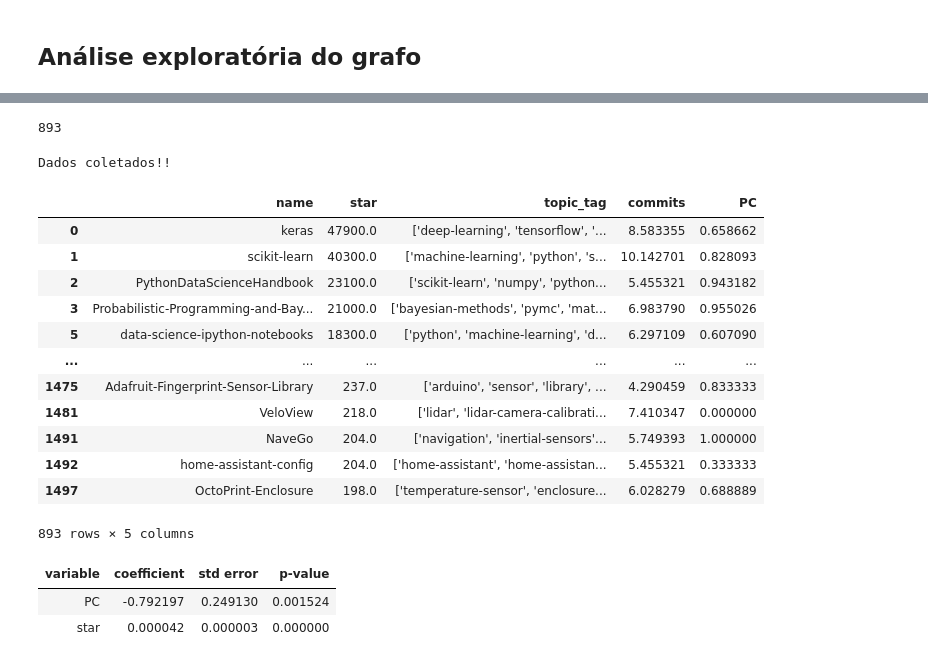
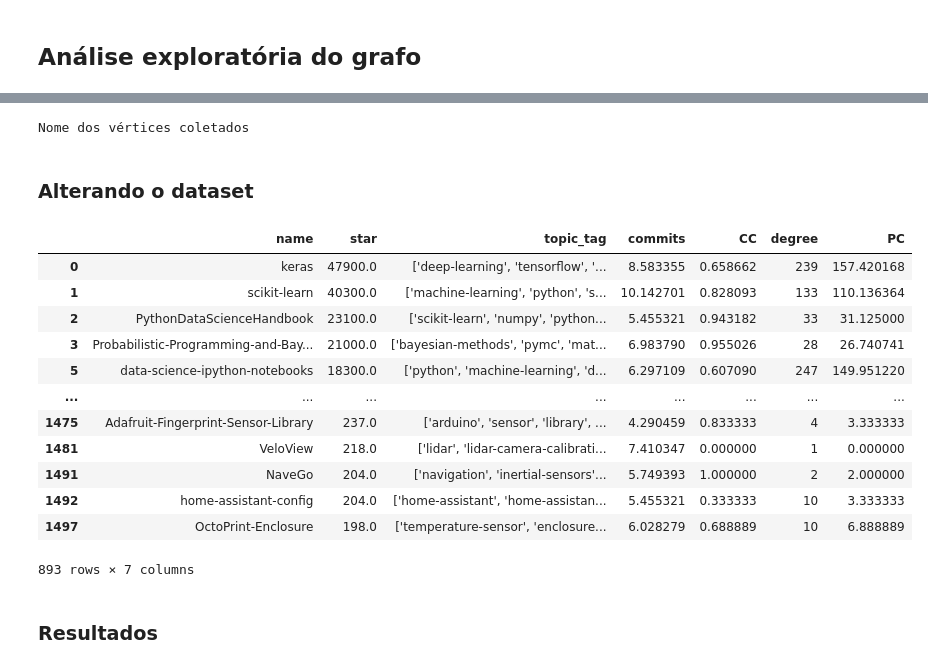
Before and after one commit to Pedro2712/aps1-wikis, a Jupyter notebook: notebooks/projeto/AnaliseDoGrafo.ipynb, the cells around one changed output, grey strips where cells are left out. Cells and saved outputs as stored; diff of their text form; code cells hidden in the pictures.

```diff
--- a/notebooks/projeto/AnaliseDoGrafo.ipynb
+++ b/notebooks/projeto/AnaliseDoGrafo.ipynb
@@ -156,13 +135,8 @@ for value in lc:
-# %%
-len(clustering)
-# %% [output]
-893
 # %%
-import gzip
-import json
+# Coletando o nome dos vértices do grafo
 
 nome_arquivo_comprimido = 'git_hub_sfdp.net.gz'
-nome_arquivo_descompactado = []
+nome_arquivo_descompactado = [] # Lista dos nomes dos vértices do grafo
 
 try:
     with gzip.open(nome_arquivo_comprimido, 'r') as arquivo_comprimido:
@@ -171,41 +145,43 @@ try:
             objeto = json.loads(linha.decode('utf-8'))
             nome_arquivo_descompactado.append(objeto['props']['_id'])
 except:
-    print("Dados coletados!!")
+    print("Nome dos vértices coletados")
 # %% [output]
-Dados coletados!!
+Nome dos vértices coletados
+# %% [markdown]
+### Alterando o dataset
 # %%
-# Dataset original
-data_refatorado = pd.read_csv('Github_data_refatorado.csv')
+# Filtrando o dataset para somente as os vértices do grafo
+data_grafo = data_grafo.loc[data_grafo['name'].isin(nome_arquivo_descompactado)]
 
-# Dataset refatorado
-data_grafo = data_refatorado.copy()
-data_grafo = data_refatorado.loc[:, ['name', 'star', 'topic_tag', 'commits']]
+# Colocando log nos commits
+data_grafo['commits'] = np.log(data_grafo['commits'])
 
+# Adicionando clustering coefficient (CC) na tabela
+data_grafo['CC'] = clustering
 
-# Filtrar as linhas
-data_grafo = data_grafo.loc[data_grafo['name'].isin(nome_arquivo_descompactado)]
-data_grafo['commits'] = np.log(data_grafo['commits'])
-data_grafo['PC'] = clustering
-data_grafo
+# Adicionando degrees na tabela
+data_grafo['degree'] = degrees
+
+# Adicionando pertencimento a comunidade (PC) na tabela
+data_grafo['PC'] = data_grafo['degree'] * data_grafo['CC']
-# %% [output]
-|  | name | star | topic_tag | commits | PC |
-| 0 | keras | 47900.0 | ['deep-learning', 'tensorflow', '... | 8.583355 | 0.658662 |
-| 1 | scikit-learn | 40300.0 | ['machine-learning', 'python', 's... | 10.142701 | 0.828093 |
-| 2 | PythonDataScienceHandbook | 23100.0 | ['scikit-learn', 'numpy', 'python... | 5.455321 | 0.943182 |
-| 3 | Probabilistic-Programming-and-Bay... | 21000.0 | ['bayesian-methods', 'pymc', 'mat... | 6.983790 | 0.955026 |
-| 5 | data-science-ipython-notebooks | 18300.0 | ['python', 'machine-learning', 'd... | 6.297109 | 0.607090 |
-| ... | ... | ... | ... | ... | ... |
-| 1475 | Adafruit-Fingerprint-Sensor-Library | 237.0 | ['arduino', 'sensor', 'library', ... | 4.290459 | 0.833333 |
-| 1481 | VeloView | 218.0 | ['lidar', 'lidar-camera-calibrati... | 7.410347 | 0.000000 |
-| 1491 | NaveGo | 204.0 | ['navigation', 'inertial-sensors'... | 5.749393 | 1.000000 |
-| 1492 | home-assistant-config | 204.0 | ['home-assistant', 'home-assistan... | 5.455321 | 0.333333 |
-| 1497 | OctoPrint-Enclosure | 198.0 | ['temperature-sensor', 'enclosure... | 6.028279 | 0.688889 |
-893 rows × 5 columns
+# %%
+data_grafo.loc[:, ['name', 'star', 'topic_tag', 'commits', 'CC', 'degree', 'PC']]
+# %% [output]
+|  | name | star | topic_tag | commits | CC | degree | PC |
+| 0 | keras | 47900.0 | ['deep-learning', 'tensorflow', '... | 8.583355 | 0.658662 | 239 | 157.420168 |
+| 1 | scikit-learn | 40300.0 | ['machine-learning', 'python', 's... | 10.142701 | 0.828093 | 133 | 110.136364 |
+| 2 | PythonDataScienceHandbook | 23100.0 | ['scikit-learn', 'numpy', 'python... | 5.455321 | 0.943182 | 33 | 31.125000 |
+| 3 | Probabilistic-Programming-and-Bay... | 21000.0 | ['bayesian-methods', 'pymc', 'mat... | 6.983790 | 0.955026 | 28 | 26.740741 |
+| 5 | data-science-ipython-notebooks | 18300.0 | ['python', 'machine-learning', 'd... | 6.297109 | 0.607090 | 247 | 149.951220 |
+| ... | ... | ... | ... | ... | ... | ... | ... |
+| 1475 | Adafruit-Fingerprint-Sensor-Library | 237.0 | ['arduino', 'sensor', 'library', ... | 4.290459 | 0.833333 | 4 | 3.333333 |
+| 1481 | VeloView | 218.0 | ['lidar', 'lidar-camera-calibrati... | 7.410347 | 0.000000 | 1 | 0.000000 |
+| 1491 | NaveGo | 204.0 | ['navigation', 'inertial-sensors'... | 5.749393 | 1.000000 | 2 | 2.000000 |
+| 1492 | home-assistant-config | 204.0 | ['home-assistant', 'home-assistan... | 5.455321 | 0.333333 | 10 | 3.333333 |
+| 1497 | OctoPrint-Enclosure | 198.0 | ['temperature-sensor', 'enclosure... | 6.028279 | 0.688889 | 10 | 6.888889 |
+893 rows × 7 columns
+# %% [markdown]
+### Resultados
 # %%
 result = reg.linear(data=data_grafo, formula='commits ~ PC + star')
-result.micro_summary()
-# %% [output]
-| variable | coefficient | std error | p-value |
-| PC | -0.792197 | 0.249130 | 0.001524 |
-| star | 0.000042 | 0.000003 | 0.000000 |
```
Also changed, not shown: parts of 25 cells of this notebook, 4 other files.
